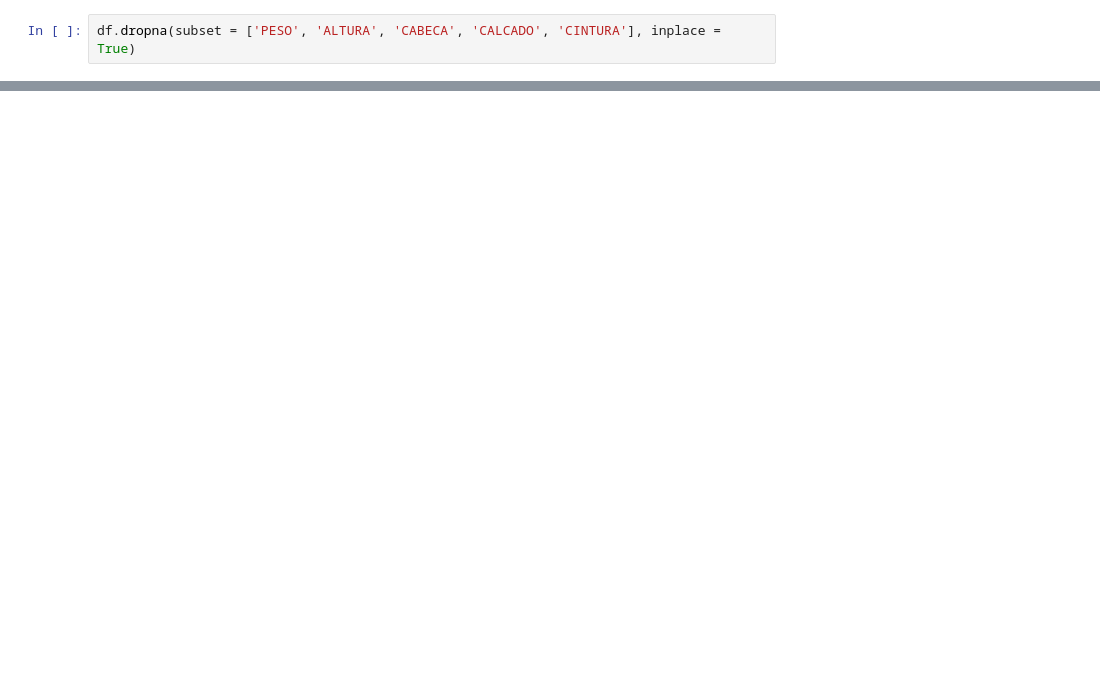
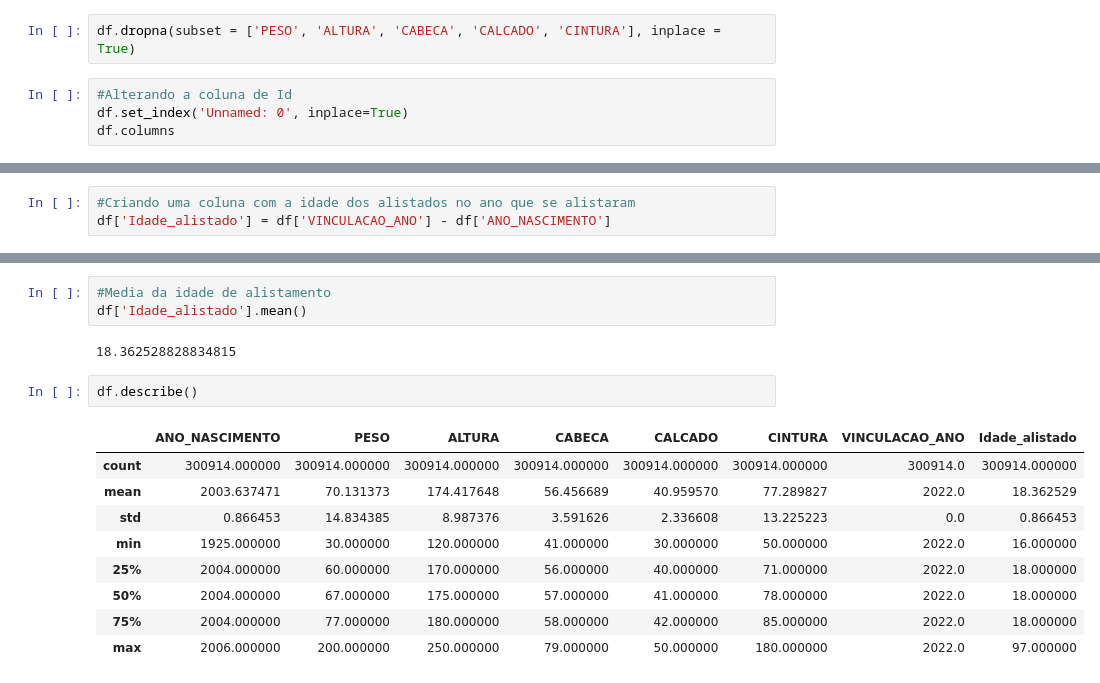
Before and after one commit to hudsonhcp/Alistamento-Militar-2022, a Jupyter notebook: Alistamento.ipynb, the cells around one changed output, grey strips where cells are left out. Cells and saved outputs as stored; diff of their text form; blank space fills up the shorter version.

```diff
--- a/Alistamento.ipynb
+++ b/Alistamento.ipynb
@@ -54,3 +55,7 @@ CINTURA             77.289827
 dtype: float64
 # %%
 df.dropna(subset = ['PESO', 'ALTURA', 'CABECA', 'CALCADO', 'CINTURA'], inplace = True)
+# %%
+#Alterando a coluna de Id
+df.set_index('Unnamed: 0', inplace=True)
+df.columns
@@ -56,0 +69,3 @@ df.dropna(subset = ['PESO', 'ALTURA', 'CABECA', 'CALCADO', 'CINTURA'], inplace =
+# %%
+#Criando uma coluna com a idade dos alistados no ano que se alistaram
+df['Idade_alistado'] = df['VINCULACAO_ANO'] - df['ANO_NASCIMENTO']
@@ -56,0 +91,17 @@ df.dropna(subset = ['PESO', 'ALTURA', 'CABECA', 'CALCADO', 'CINTURA'], inplace =
+# %%
+#Media da idade de alistamento
+df['Idade_alistado'].mean()
+# %% [output]
+18.362528828834815
+# %%
+df.describe()
+# %% [output]
+|  | ANO_NASCIMENTO | PESO | ALTURA | CABECA | CALCADO | CINTURA | VINCULACAO_ANO | Idade_alistado |
+| count | 300914.000000 | 300914.000000 | 300914.000000 | 300914.000000 | 300914.000000 | 300914.000000 | 300914.0 | 300914.000000 |
+| mean | 2003.637471 | 70.131373 | 174.417648 | 56.456689 | 40.959570 | 77.289827 | 2022.0 | 18.362529 |
+| std | 0.866453 | 14.834385 | 8.987376 | 3.591626 | 2.336608 | 13.225223 | 0.0 | 0.866453 |
+| min | 1925.000000 | 30.000000 | 120.000000 | 41.000000 | 30.000000 | 50.000000 | 2022.0 | 16.000000 |
+| 25% | 2004.000000 | 60.000000 | 170.000000 | 56.000000 | 40.000000 | 71.000000 | 2022.0 | 18.000000 |
+| 50% | 2004.000000 | 67.000000 | 175.000000 | 57.000000 | 41.000000 | 78.000000 | 2022.0 | 18.000000 |
+| 75% | 2004.000000 | 77.000000 | 180.000000 | 58.000000 | 42.000000 | 85.000000 | 2022.0 | 18.000000 |
+| max | 2006.000000 | 200.000000 | 250.000000 | 79.000000 | 50.000000 | 180.000000 | 2022.0 | 97.000000 |
```
Also changed, not shown: parts of 8 cells of this notebook.
